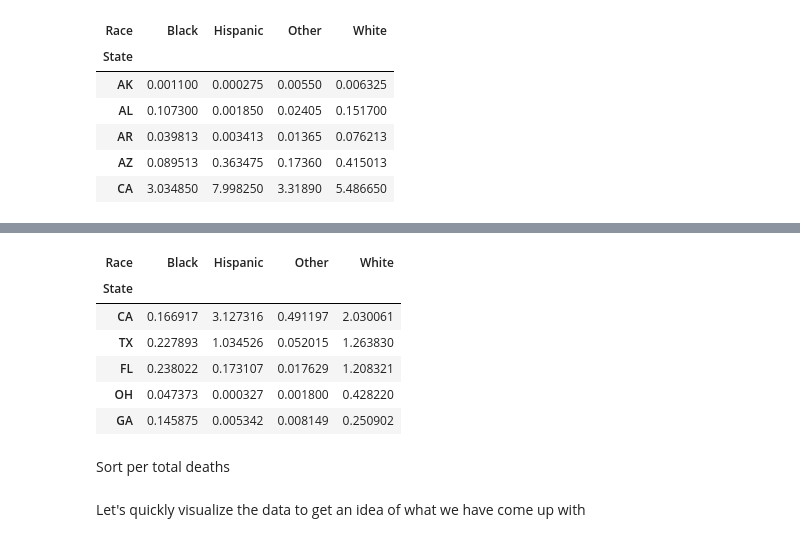
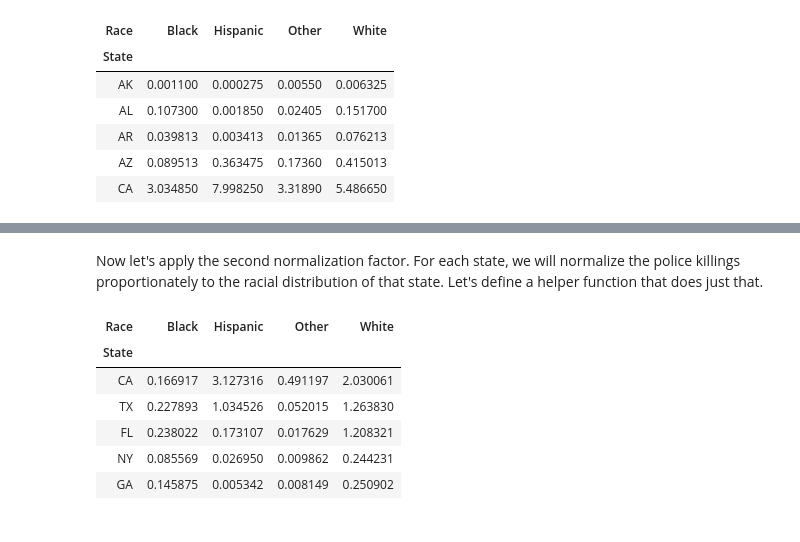
Before and after one commit to epfl-ada/ada-2020-project-milestone-p3-p3_badass, a Jupyter notebook: gov_spending_killings.ipynb, the cells around one changed output, grey strips where cells are left out. Drawn from its saved outputs; the diff is of its cells as text; code cells hidden in the pictures.

```diff
--- a/gov_spending_killings.ipynb
+++ b/gov_spending_killings.ipynb
@@ -274,6 +356,6 @@ killings_per_state.head()
 # %%
-killings_per_state = pd.pivot_table(killings_per_state, index="State",columns=['Race'])
-killings_per_state = killings_per_state.fillna(0) #Fill data about missing races
+killings_per_state_normalized_population = pd.pivot_table(killings_per_state, index="State",columns=['Race'])
+killings_per_state_normalized_population = killings_per_state_normalized_population.fillna(0) #Fill data about missing races
 
-killings_per_state.columns = killings_per_state.columns.droplevel()
+killings_per_state_normalized_population.columns = killings_per_state_normalized_population.columns.droplevel()
 # %%
@@ -297,0 +371,9 @@ Name: White, dtype: float64
+# %%
+most_killings_sorted_index_population = killings_per_state_normalized_population.sum(axis=1).sort_values(ascending=False).index.to_list()
+killings_per_state_normalized_population = killings_per_state_normalized_population.reindex(most_killings_sorted_index_population)
+
+plt_plopulation_normalized = plot_killings_per_state_stacked(killings_per_state_normalized_population)
+
+plt_plopulation_normalized.title("Avrage yearly police killings per state, \nnormalized by population of the state")
+plt_plopulation_normalized.savefig('./images/killings_population_normalized.jpg')
+plt_plopulation_normalized.show()
@@ -298,5 +382,10 @@ Name: White, dtype: float64
+# %% [markdown]
+Now let's apply the second normalization factor. For each state, we will normalize the police killings proportionately to the racial distribution of that state. Let's define a helper function that does just that.
 # %%
 def normalize_per_race_density(row):
+    '''
+    Multiply the killing values of each race, whith the corresponding normalization factor of that state and race
+    '''
 
 
     row.Black = row.Black * race_per_state_df[race_per_state_df["State"]==row.name]["Black"]
@@ -306,16 +395,14 @@ def normalize_per_race_density(row):
 
     return row
 # %%
-killings_per_state_normalized = killings_per_state.apply(lambda x: normalize_per_race_density(x), axis=1)
+killings_per_state_normalized_population_race = killings_per_state_normalized_population.apply(lambda x: normalize_per_race_density(x), axis=1)
 # %%
-killings_per_state_normalized.head()
+killings_per_state_normalized_population_race.head()
 # %% [output]
 | Race | Black | Hispanic | Other | White |
 | State |  |  |  |  |
 | CA | 0.166917 | 3.127316 | 0.491197 | 2.030061 |
 | TX | 0.227893 | 1.034526 | 0.052015 | 1.263830 |
 | FL | 0.238022 | 0.173107 | 0.017629 | 1.208321 |
-| OH | 0.047373 | 0.000327 | 0.001800 | 0.428220 |
+| NY | 0.085569 | 0.026950 | 0.009862 | 0.244231 |
 | GA | 0.145875 | 0.005342 | 0.008149 | 0.250902 |
-# %% [markdown]
-Sort per total deaths
@@ -325,2 +408,0 @@ killings_per_state_normalized = killings_per_state_normalized.reindex(most_killi
-# %% [markdown]
-Let's quickly visualize the data to get an idea of what we have come up with
```
Also changed, not shown: parts of 35 cells of this notebook, 4 other files.
